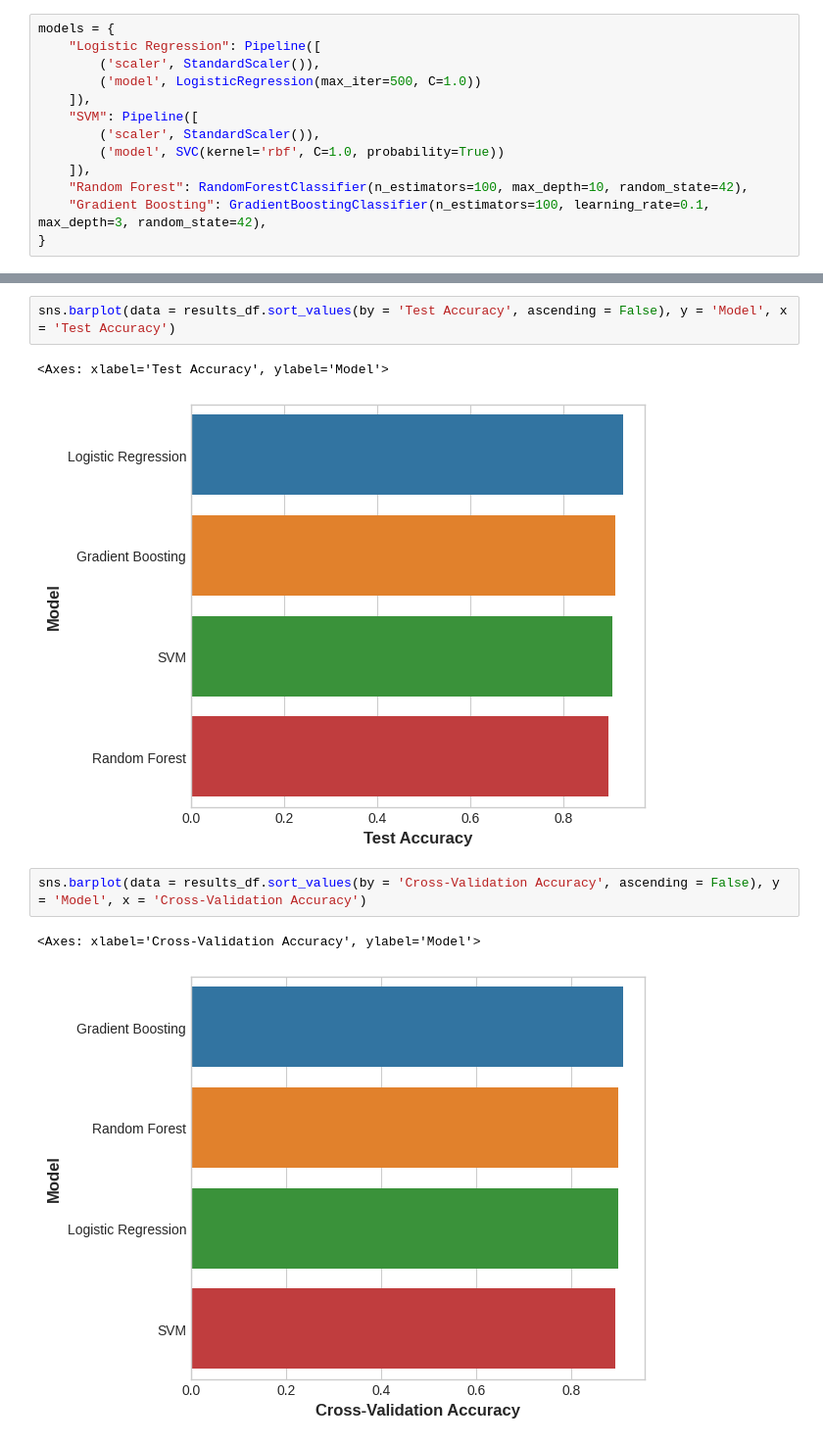
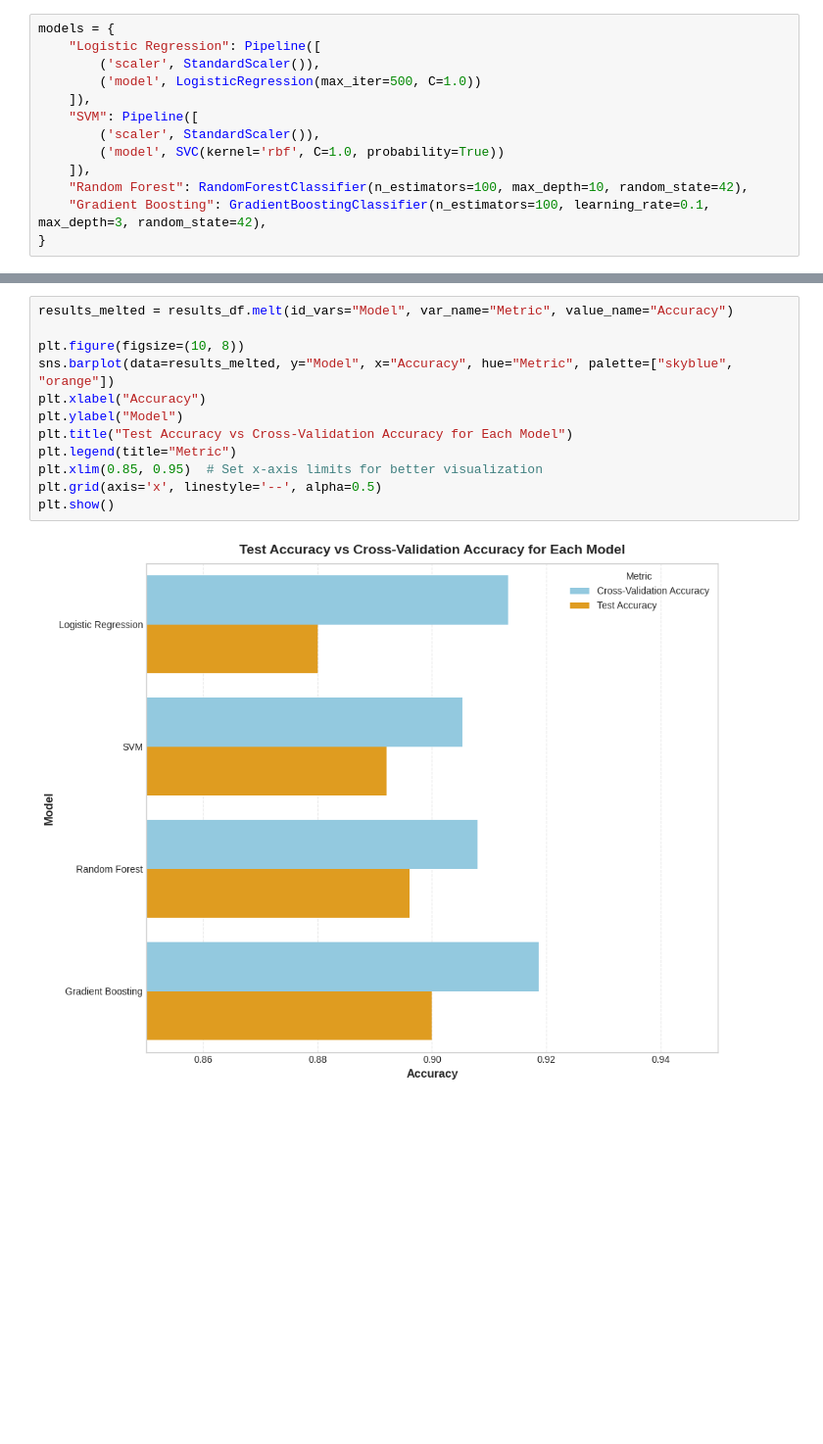
Before and after one commit to WONYOUNG-SONG/Kaggle, a Jupyter notebook: HeartAttackRiskAssessment/submission.ipynb, the cells around one changed output, grey strips where cells are left out. Shown at 98% size. Cells and saved outputs as stored; diff of their text form; blank space fills up the shorter version.

```diff
--- a/HeartAttackRiskAssessment/submission.ipynb
+++ b/HeartAttackRiskAssessment/submission.ipynb
@@ -216,10 +218,14 @@ results_df
-# %%
-sns.barplot(data = results_df.sort_values(by = 'Test Accuracy', ascending = False), y = 'Model', x = 'Test Accuracy')
-# %% [output]
-<Axes: xlabel='Test Accuracy', ylabel='Model'>
-[figure, removed]
-# %%
-sns.barplot(data = results_df.sort_values(by = 'Cross-Validation Accuracy', ascending = False), y = 'Model', x = 'Cross-Validation Accuracy')
-# %% [output]
-<Axes: xlabel='Cross-Validation Accuracy', ylabel='Model'>
-[figure, removed]
+# %%
+results_melted = results_df.melt(id_vars="Model", var_name="Metric", value_name="Accuracy")
+
+plt.figure(figsize=(10, 8))
+sns.barplot(data=results_melted, y="Model", x="Accuracy", hue="Metric", palette=["skyblue", "orange"])
+plt.xlabel("Accuracy")
+plt.ylabel("Model")
+plt.title("Test Accuracy vs Cross-Validation Accuracy for Each Model")
+plt.legend(title="Metric")
+plt.xlim(0.85, 0.95)  # Set x-axis limits for better visualization
+plt.grid(axis='x', linestyle='--', alpha=0.5)
+plt.show()
+# %% [output]
+[figure, added]
```
Also changed, not shown: parts of 4 cells of this notebook.
